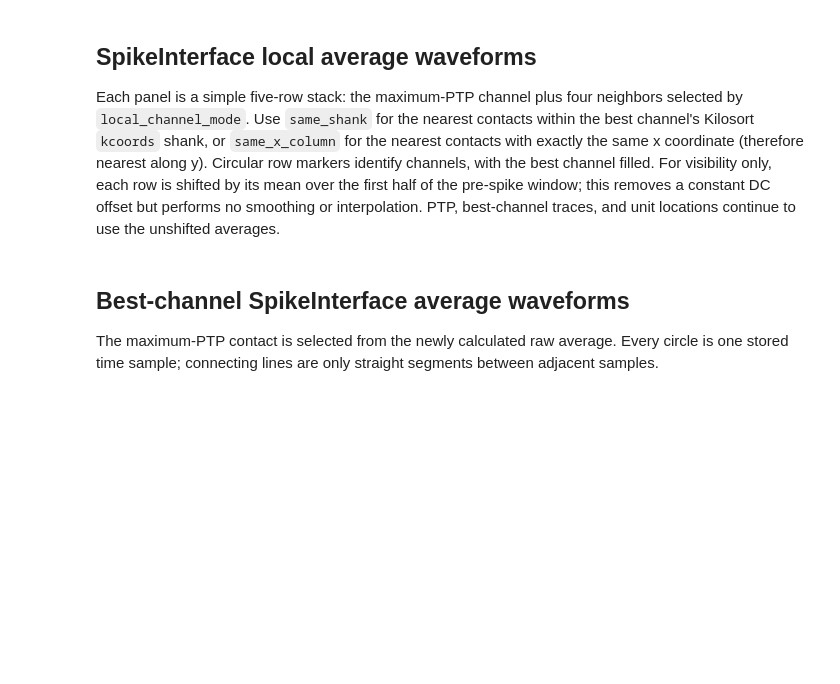
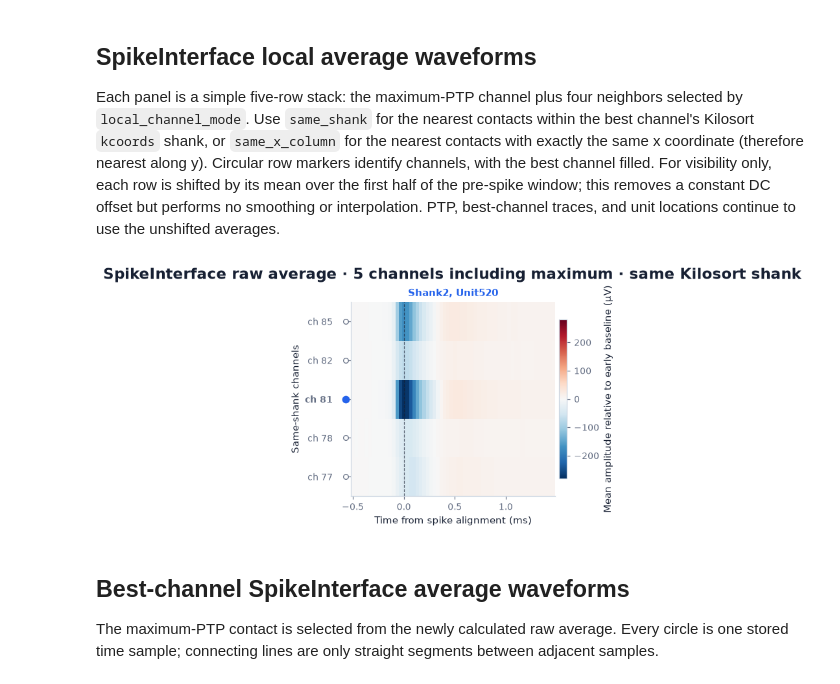
Before and after one commit to KaiCao2003/RF-Map-Viewer, a Jupyter notebook: spikeinterface_waveform_unit_position.ipynb, the cells around one changed output. Saved outputs shown, nothing was run; the diff lists cells and outputs as text; code cells hidden in the pictures; blank space fills up the shorter version.

```diff
--- a/spikeinterface_waveform_unit_position.ipynb
+++ b/spikeinterface_waveform_unit_position.ipynb
@@ -32,7 +34,7 @@ session_dir = base_dir / date / f"{date}_{sessionID}"
 
 probe_name = 'A'
 only_good_units: bool = False
-raw_unit_ids: list[int] | None = [1]  # None uses all units retained by only_good_units.
+raw_unit_ids: list[int] | None = [520]  # None uses all units retained by only_good_units.
 pre_spike: float = 0.5  # Average-window duration before each spike alignment.
 post_spike: float = 1.5  # Average-window duration after each spike alignment.
 
@@ -319,8 +330,9 @@ if not np.allclose(channel_locations, analyzer_contact_positions):
 if not np.allclose(channel_locations, plotting_contact_positions):
     raise ValueError('Plotting probe contact order does not match analyzer channels.')
 
-template_ptp: FloatArray = np.ptp(template_array, axis=1)
-best_channel_indices: IntArray = np.argmax(template_ptp, axis=1)
+template_ptp_summary = compute_template_ptp_summary(template_array)
+best_channel_indices: IntArray = template_ptp_summary.best_channel_indices
+best_channel_ptp_uv: FloatArray = template_ptp_summary.max_ptp_by_unit
 time_step_ms: float = float(np.median(np.diff(time_ms)))
 time_edges_ms: FloatArray = np.r_[
     time_ms[0] - time_step_ms / 2.0,
@@ -356,33 +368,35 @@ if channel_shank_ids.shape != (expected_channel_count,):
     raise ValueError('Kilosort kcoords do not align with analyzer channels.')
 if local_channel_mode not in ('same_shank', 'same_x_column'):
     raise ValueError("local_channel_mode must be 'same_shank' or 'same_x_column'.")
 if local_channel_count < 1:
     raise ValueError('local_channel_count must be positive.')
 local_channel_axis_label: str = (
     'Same-shank channels'
     if local_channel_mode == 'same_shank'
     else 'Same-x-column channels'
 )
 local_channel_mode_description: str = (
     'same Kilosort shank'
     if local_channel_mode == 'same_shank'
     else 'same x column, nearest along y'
 )
 
 
 probe_plot.plot_local_average_heatmaps(
     heatmap_template_array=heatmap_template_array,
     best_channel_indices=best_channel_indices,
     channel_locations=channel_locations,
     channel_shank_ids=channel_shank_ids,
     local_channel_mode=local_channel_mode,
     local_channel_count=local_channel_count,
     time_edges_ms=time_edges_ms,
     template_limit_uv=template_limit_uv,
     channel_ids_array=channel_ids_array,
     local_channel_axis_label=local_channel_axis_label,
     local_channel_mode_description=local_channel_mode_description,
 )
+# %% [output]
+[figure, added]
 # %% [markdown]
 ## Best-channel SpikeInterface average waveforms
 
```
Also changed, not shown: parts of 8 cells of this notebook, 4 other files.
